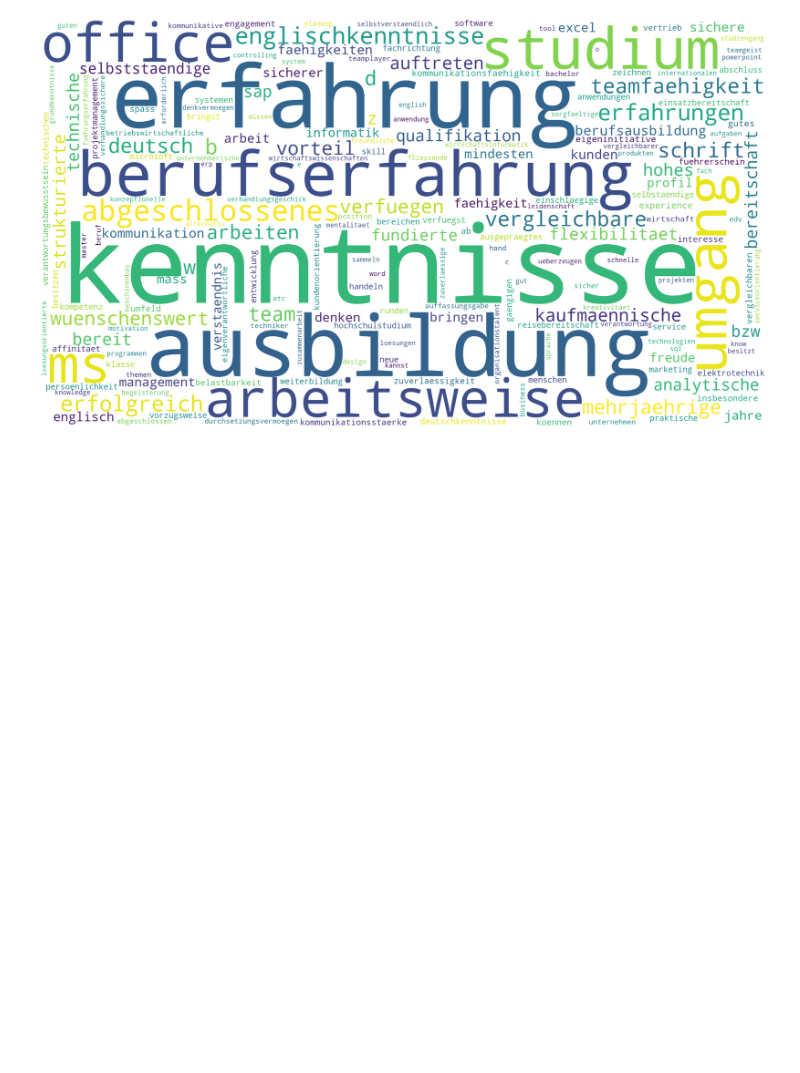
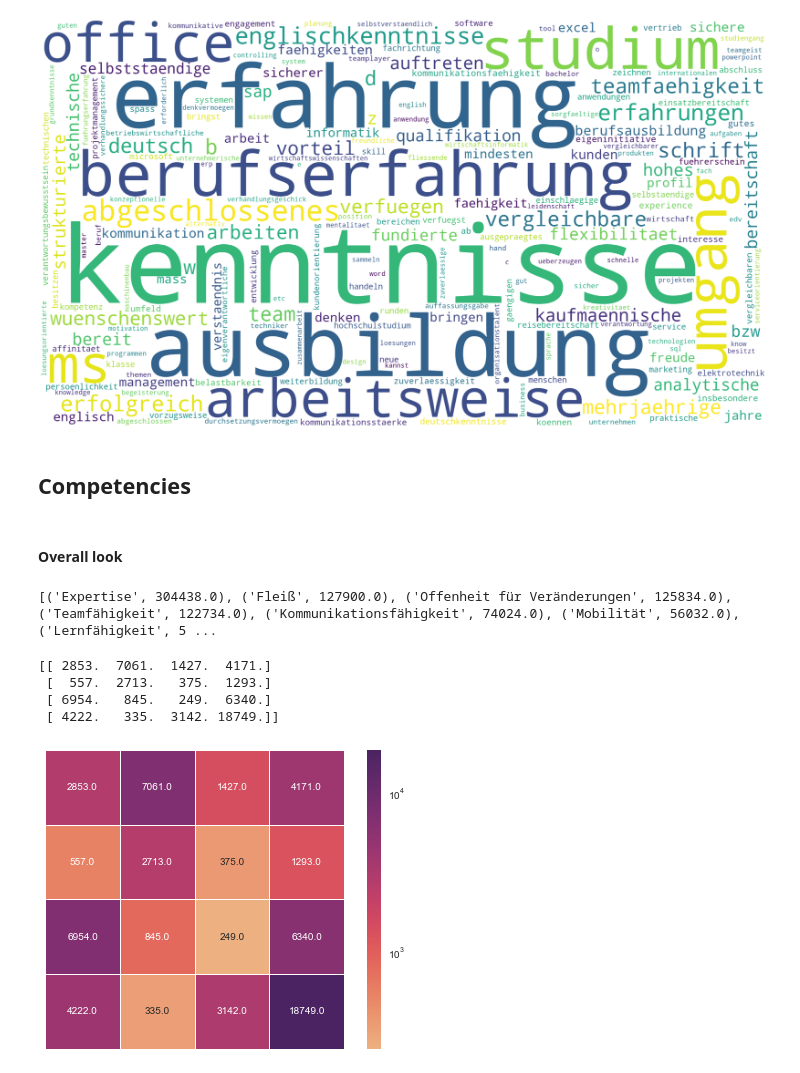
Before and after one commit to sharasivam/stellenanzeigen, a Jupyter notebook: story.ipynb, the cells around one changed output. Cells and saved outputs as stored; diff of their text form; code cells hidden in the pictures; blank space fills up the shorter version.

Commit message:
made heatmap coarser

```diff
--- a/story.ipynb
+++ b/story.ipynb
@@ -668,3 +543,7 @@ text2 = ''.join(text1)
 cloudy(text2)
 # %% [output]
 [figure]
+# %% [markdown]
+## Competencies
+# %% [markdown]
+#### Overall look
@@ -670,0 +581,26 @@ cloudy(text2)
+# %%
+kodict = {}
+for i in range(64):
+        x,y = literal_eval(kode['coord'][i])
+        kodict[kode['name'][i]] = arr[x-1][y-1]
+
+print(sorted(kodict.items(), key=lambda item: item[1], reverse=True))
+# %% [output]
+[('Expertise', 304438.0), ('Fleiß', 127900.0), ('Offenheit für Veränderungen', 125834.0), ('Teamfähigkeit', 122734.0), ('Kommunikationsfähigkeit', 74024.0), ('Mobilität', 56032.0), ('Lernfähigkeit', 5 ...
+# %%
+selection = ['senior', 'consultant']
+mask = df['title_tokens'].apply(lambda x: any(item for item in selection if item in x))
+senior = countall(df[mask]['profile_clean_tokens'])
+
+senior_arr = synarr(senior)
+
+
+senior_coarse = coarser(senior_arr)
+kode_matrix(senior_coarse)
+print(senior_coarse)
+# %% [output]
+[[ 2853.  7061.  1427.  4171.]
+ [  557.  2713.   375.  1293.]
+ [ 6954.   845.   249.  6340.]
+ [ 4222.   335.  3142. 18749.]]
+[figure, added]
```
Also changed, not shown: parts of 20 cells of this notebook.
